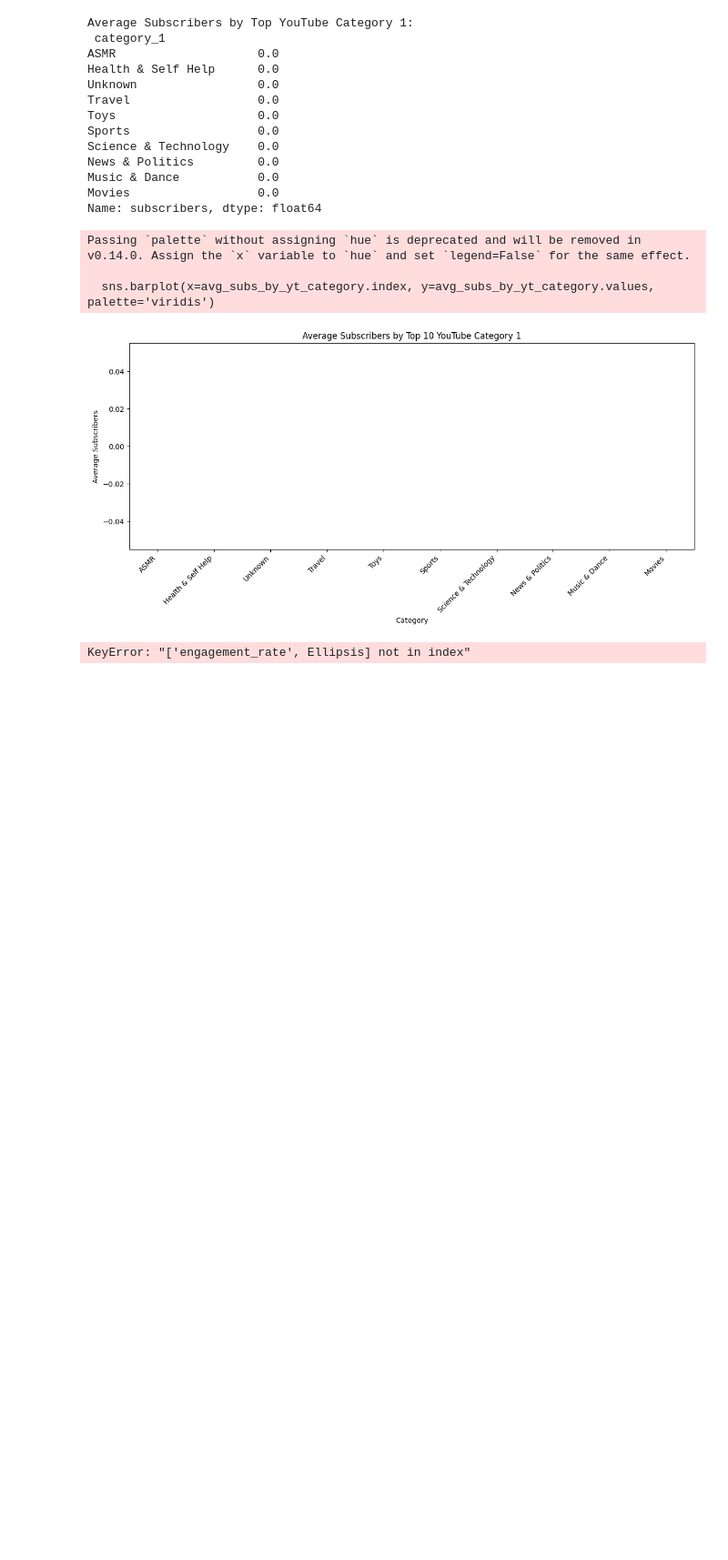
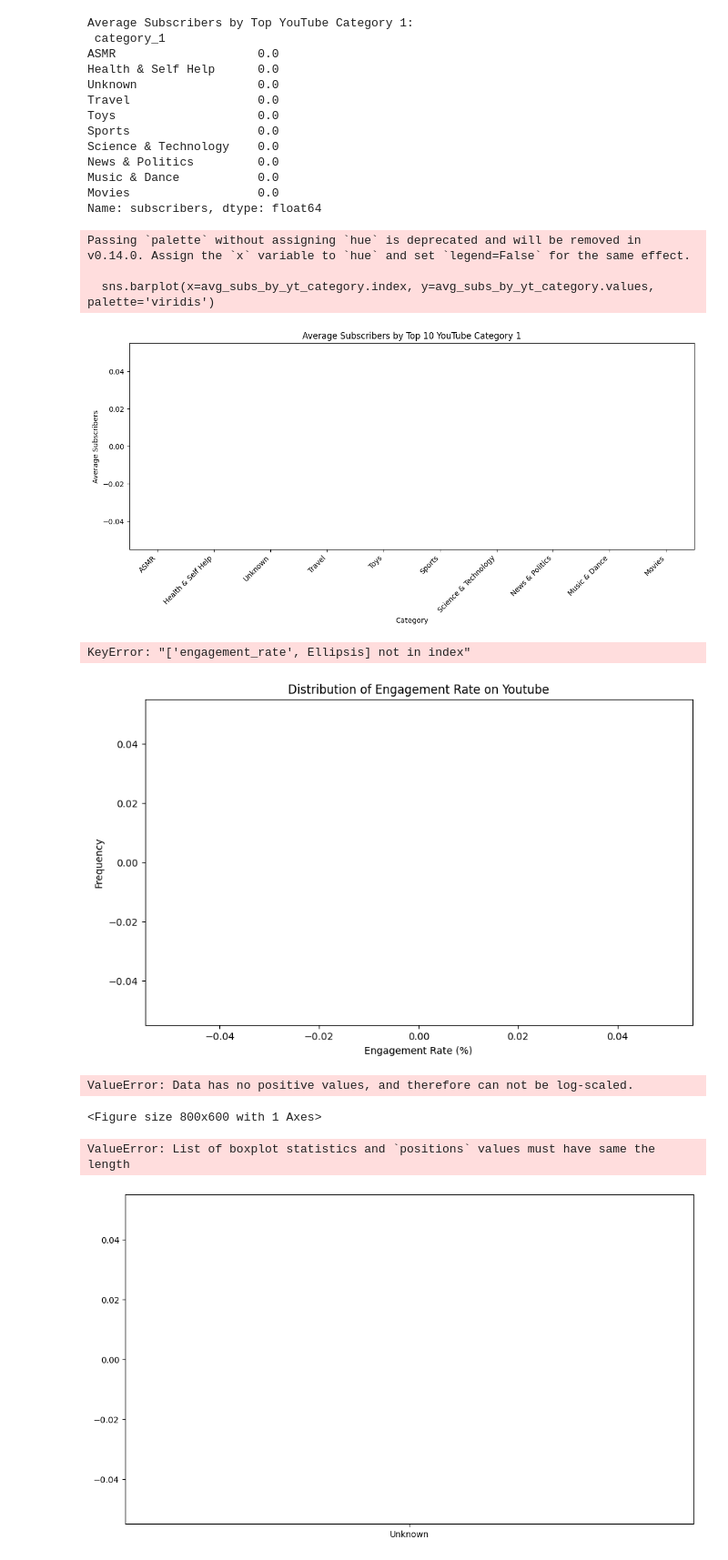
Before and after one commit to AlexOrtiz5/Social_Media, a Jupyter notebook: Social_Media_Deep_Exploration.ipynb, the cells around one changed output. Shown at 91% size. Drawn from its saved outputs; the diff is of its cells as text; code cells hidden in the pictures; blank space fills up the shorter version.

```diff
--- a/Social_Media_Deep_Exploration.ipynb
+++ b/Social_Media_Deep_Exploration.ipynb
@@ -119,51 +120,57 @@ if insta_df is not None and 'engagement_rate' in insta_df.columns:
     plt.tight_layout()
     plt.show()
 # %%
-print(f"\n--- More Detailed Analysis for {platform_name} ---")
+#print(f"\n--- More Detailed Analysis for {platform_name} ---")
 
 # --- Engagement Rate Analysis ---
-if 'likes_avg' in df.columns and 'comments_avg' in df.columns and 'subscribers' in df.columns:
-    df['total_engagement'] = df['likes_avg'].fillna(0) + df['comments_avg'].fillna(0)
-    df['engagement_rate'] = (df['total_engagement'] / df['subscribers']) * 100
-    print(f"\nAverage Engagement Rate on {platform_name}: {df['engagement_rate'].mean():.2f}%")
+if 'likes_avg' in youtube_df.columns and 'comments_avg' in youtube_df.columns and 'subscribers' in youtube_df.columns:
+    youtube_df['total_engagement'] = youtube_df['likes_avg'].fillna(0) + youtube_df['comments_avg'].fillna(0)
+    youtube_df['engagement_rate'] = (youtube_df['total_engagement'] / youtube_df['subscribers']) * 100
+    #print(f"\nAverage Engagement Rate on {"Youtube"}: {youtube_df['engagement_rate'].mean():.2f}%")
 
     plt.figure(figsize=(10, 6))
-    sns.histplot(df['engagement_rate'].replace([np.inf, -np.inf], np.nan).dropna(), bins=50, kde=True)
-    plt.title(f'Distribution of Engagement Rate on {platform_name}')
+    sns.histplot(youtube_df['engagement_rate'].replace([np.inf, -np.inf], np.nan).dropna(), bins=50, kde=True)
+    plt.title(f'Distribution of Engagement Rate on {"Youtube"}')
     plt.xlabel('Engagement Rate (%)')
     plt.ylabel('Frequency')
     plt.show()
 
     # Correlation with Subscribers
     plt.figure(figsize=(8, 6))
-    sns.scatterplot(x='subscribers', y='engagement_rate', data=df.replace([np.inf, -np.inf], np.nan).dropna())
-    plt.title(f'Subscribers vs. Engagement Rate on {platform_name}')
+    sns.scatterplot(x='subscribers', y='engagement_rate', data=youtube_df.replace([np.inf, -np.inf], np.nan).dropna())
+    plt.title(f'Subscribers vs. Engagement Rate on {"Youtube"}')
     plt.xlabel('Subscribers')
     plt.ylabel('Engagement Rate (%)')
     plt.xscale('log')
     plt.yscale('log')
     plt.show()
 
 # --- Category Analysis ---
-category_col = 'category_1' if 'category_1' in df.columns else ('category' if 'category' in df.columns else None)
-if category_col and df[category_col].nunique() > 1:
+category_col = 'category_1' if 'category_1' in youtube_df.columns else ('category' if 'category' in youtube_df.columns else None)
+if category_col and youtube_df[category_col].nunique() > 1:
     plt.figure(figsize=(12, 7))
-    sns.boxplot(x=category_col, y='engagement_rate' if 'engagement_rate' in df.columns else 'subscribers',
-                data=df.nlargest(200, 'subscribers'), # Focus on a subset
-                order=df[category_col].value_counts().nlargest(10).index)
-    plt.title(f'{platform_name}: Engagement Rate (or Subscribers) by Top 10 {category_col}')
+    sns.boxplot(x=category_col, y='engagement_rate' if 'engagement_rate' in youtube_df.columns else 'subscribers',
+                data=youtube_df.nlargest(200, 'subscribers'), # Focus on a subset
+                order=youtube_df[category_col].value_counts().nlargest(10).index)
+    plt.title(f'{"Youtube"}: Engagement Rate (or Subscribers) by Top 10 {category_col}')
     plt.xlabel('Category')
-    plt.ylabel('Engagement Rate (%)' if 'engagement_rate' in df.columns else 'Subscribers')
+    plt.ylabel('Engagement Rate (%)' if 'engagement_rate' in youtube_df.columns else 'Subscribers')
     plt.xticks(rotation=45, ha='right')
     plt.tight_layout()
     plt.show()
 
 # --- Top Influencers by Multiple Metrics ---
 top_n = 10
-print(f"\nTop {top_n} {platform_name} Influencers:")
-for metric in ['subscribers', 'total_engagement' if 'total_engagement' in df.columns else None, 'engagement_rate' if 'engagement_rate' in df.columns else None]:
-    if metric and metric in df.columns:
-        top_influencers = df.sort_values(by=metric, ascending=False).head(top_n)
+#print(f"\nTop {top_n} {"Youtube"} Influencers:")
+for metric in ['subscribers', 'total_engagement' if 'total_engagement' in youtube_df.columns else None, 'engagement_rate' if 'engagement_rate' in youtube_df.columns else None]:
+    if metric and metric in youtube_df.columns:
+        top_influencers = youtube_df.sort_values(by=metric, ascending=False).head(top_n)
         name_col = [col for col in top_influencers.columns if 'name' in col or 'channel' in col][0] if any('name' in col or 'channel' in col for col in top_influencers.columns) else 'N/A'
         print(f"\nTop {top_n} by {metric}:")
         print(top_influencers[[name_col, metric]].fillna('N/A'))
+# %% [output]
+[figure, added]
+ValueError: Data has no positive values, and therefore can not be log-scaled.
+<Figure size 800x600 with 1 Axes>
+ValueError: List of boxplot statistics and `positions` values must have same the length
+[figure, added]
```
Also changed, not shown: parts of 1 cell of this notebook.
